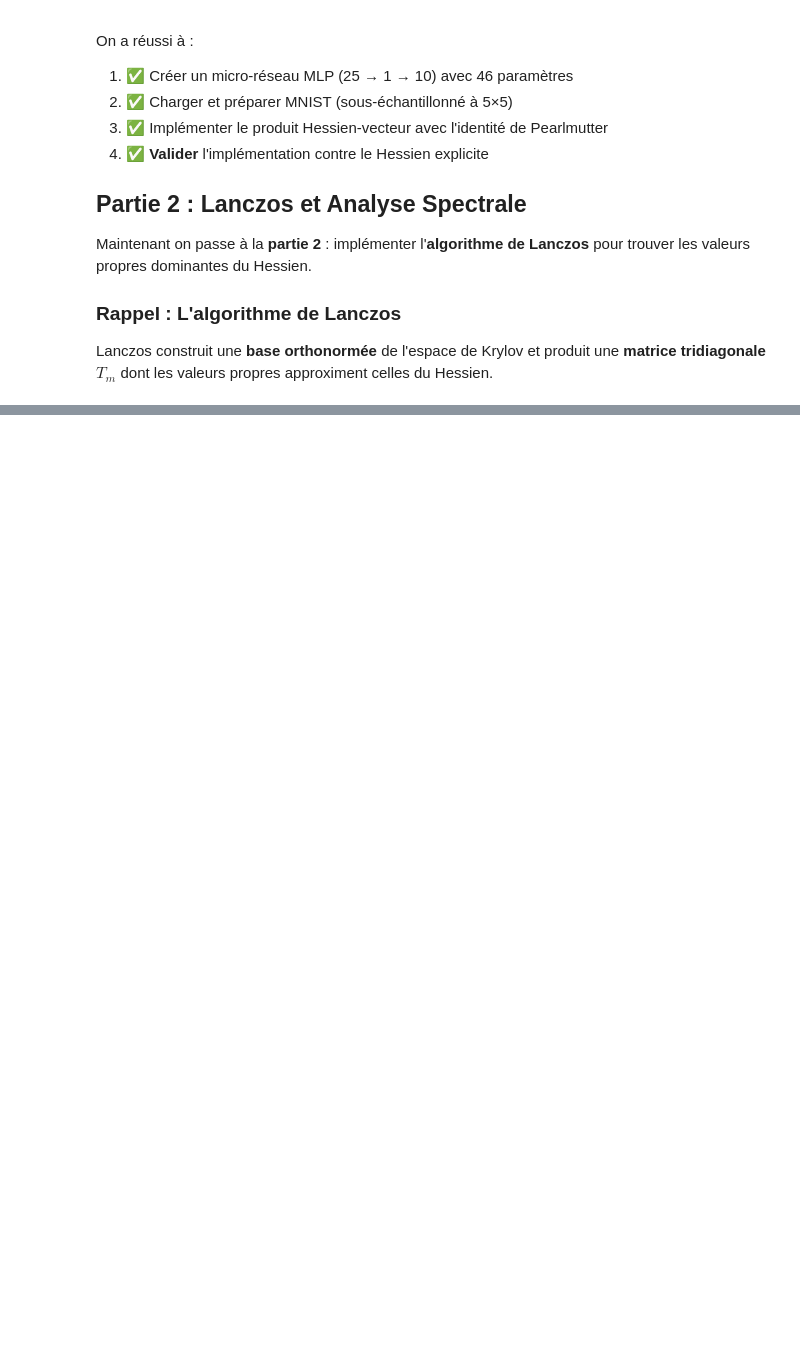
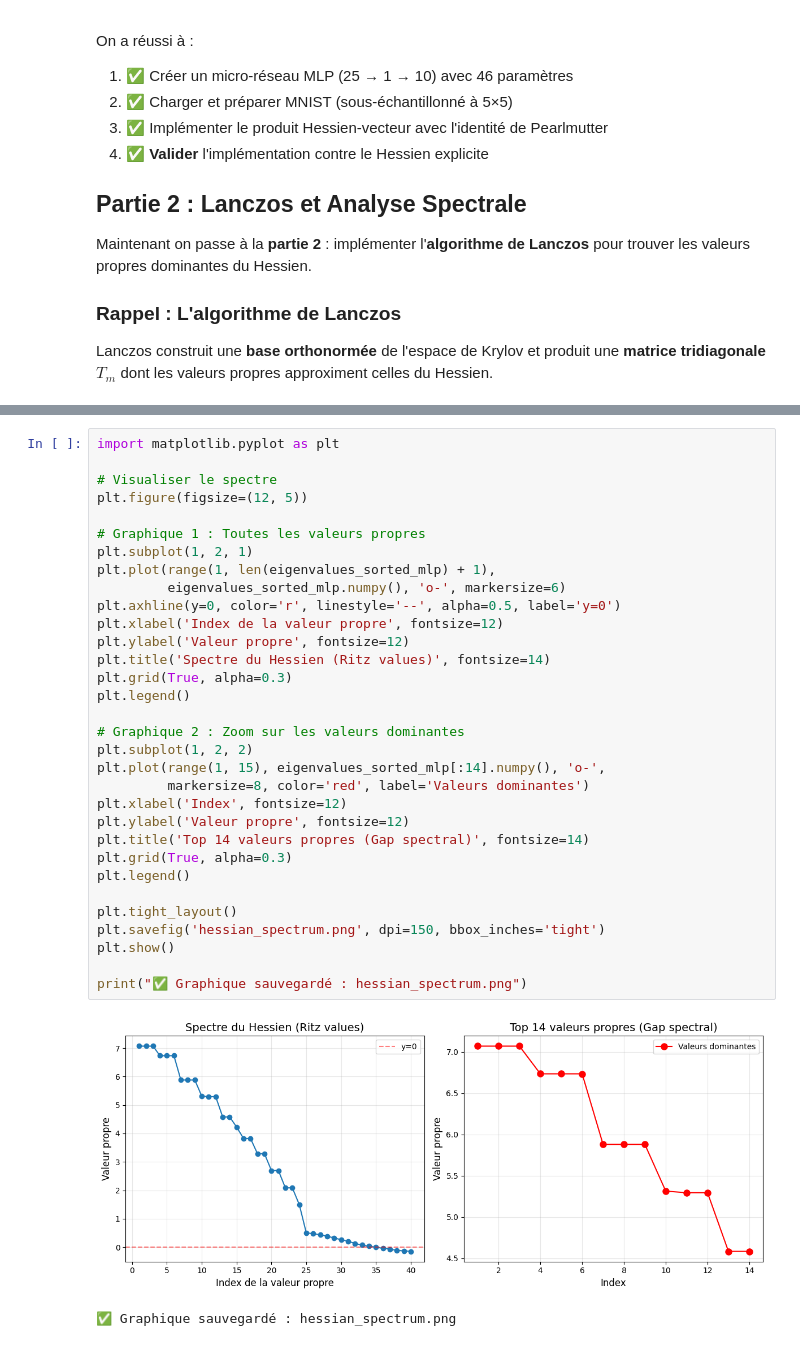
Before and after one commit to soboure69/Projet-Analyse-Numerique-Avance, a Jupyter notebook: notebook.ipynb, the cells around one changed output, grey strips where cells are left out. Saved outputs shown, nothing was run; the diff lists cells and outputs as text; blank space fills up the shorter version.

Commit message:
Partie 2 : Lanczos et Analyse Spectrale

```diff
--- a/notebook.ipynb
+++ b/notebook.ipynb
@@ -370,0 +633,35 @@ Lanczos construit une **base orthonormée** de l'espace de Krylov et produit une
+# %%
+import matplotlib.pyplot as plt
+
+# Visualiser le spectre
+plt.figure(figsize=(12, 5))
+
+# Graphique 1 : Toutes les valeurs propres
+plt.subplot(1, 2, 1)
+plt.plot(range(1, len(eigenvalues_sorted_mlp) + 1),
+         eigenvalues_sorted_mlp.numpy(), 'o-', markersize=6)
+plt.axhline(y=0, color='r', linestyle='--', alpha=0.5, label='y=0')
+plt.xlabel('Index de la valeur propre', fontsize=12)
+plt.ylabel('Valeur propre', fontsize=12)
+plt.title('Spectre du Hessien (Ritz values)', fontsize=14)
+plt.grid(True, alpha=0.3)
+plt.legend()
+
+# Graphique 2 : Zoom sur les valeurs dominantes
+plt.subplot(1, 2, 2)
+plt.plot(range(1, 15), eigenvalues_sorted_mlp[:14].numpy(), 'o-',
+         markersize=8, color='red', label='Valeurs dominantes')
+plt.xlabel('Index', fontsize=12)
+plt.ylabel('Valeur propre', fontsize=12)
+plt.title('Top 14 valeurs propres (Gap spectral)', fontsize=14)
+plt.grid(True, alpha=0.3)
+plt.legend()
+
+plt.tight_layout()
+plt.savefig('hessian_spectrum.png', dpi=150, bbox_inches='tight')
+plt.show()
+
+print("✅ Graphique sauvegardé : hessian_spectrum.png")
+# %% [output]
+[figure, added]
+✅ Graphique sauvegardé : hessian_spectrum.png
```
Also changed, not shown: parts of 9 cells of this notebook, 2 other files.
